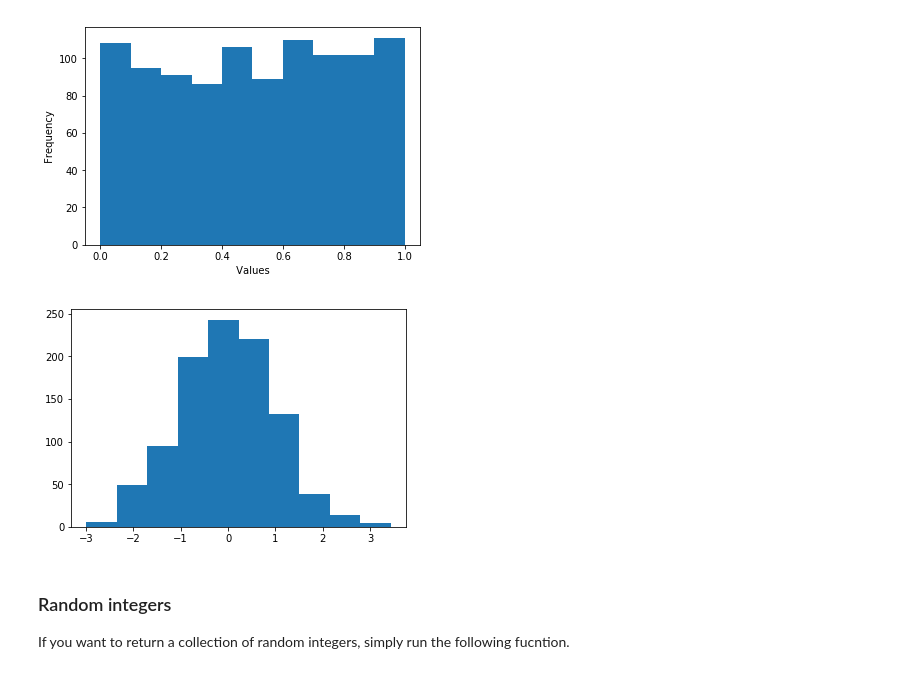
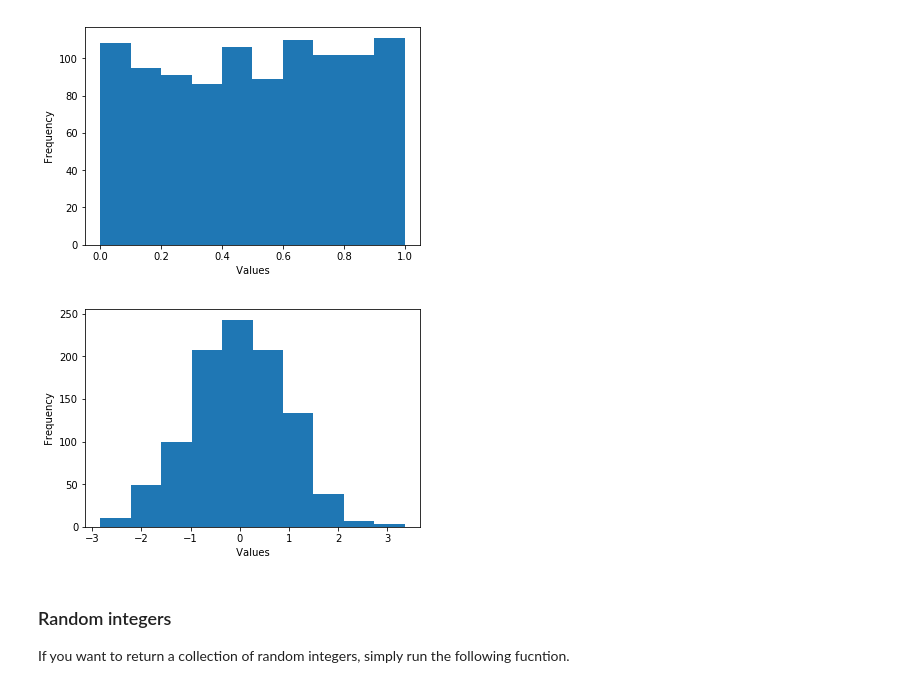
Before and after one commit to garyconnelly1/EmergingTechnology, a Jupyter notebook: Numpy Random Notebook/About Numpy Random.ipynb, the cells around one changed output. Saved outputs shown, nothing was run; the diff lists cells and outputs as text; code cells hidden in the pictures.

```diff
--- a/Numpy Random Notebook/About Numpy Random.ipynb
+++ b/Numpy Random Notebook/About Numpy Random.ipynb
@@ -53,11 +53,12 @@ plt.show()
 [figure]
 # %%
 x =np.random.randn(1000) ### 1000 random numbers with normal distribution
-
+plt.ylabel(" Frequency ")
+plt.xlabel(" Values ")
 plt.hist(x)
 plt.show()
 # %% [output]
-[figure, old version]
+[figure, new version]
 # %% [markdown]
 ### Random integers
 If you want to return a collection of random integers, simply run the following fucntion.
```
Also changed, not shown: parts of 2 cells of this notebook.
